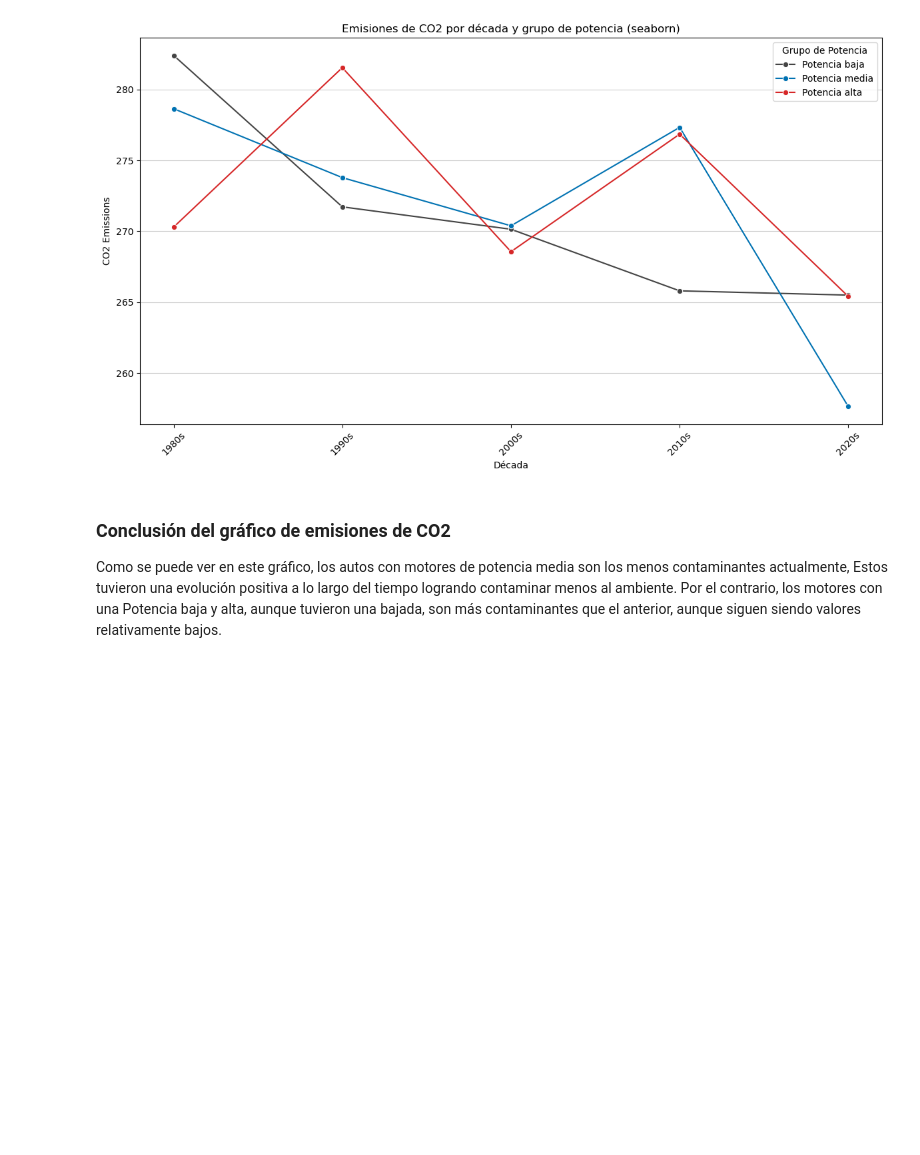
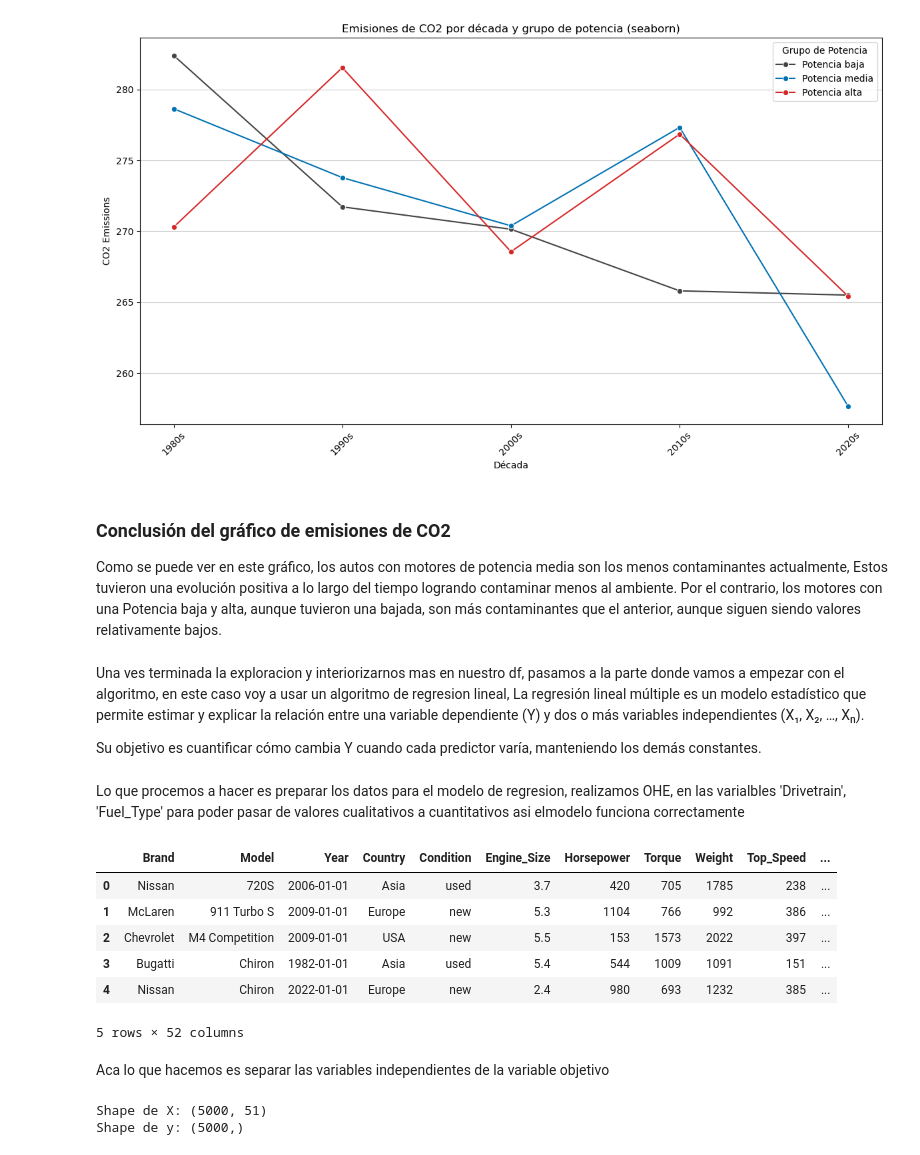
Before and after one commit to joaquinrodriguezi/ProyectoDSParte1Rodriguez, a Jupyter notebook: notebooks/entrenamiento.ipynb, the cells around one changed output. Drawn from its saved outputs; the diff is of its cells as text; code cells hidden in the pictures; blank space fills up the shorter version.

Commit message:
Guardar avances del modelo de regresión y análisis exploratorio

```diff
--- a/notebooks/entrenamiento.ipynb
+++ b/notebooks/entrenamiento.ipynb
@@ -237,3 +241,39 @@ plt.show()
 # %% [markdown]
 ### Conclusión del gráfico de emisiones de CO2
 Como se puede ver en este gráfico, los autos con motores de potencia media son los menos contaminantes actualmente, Estos tuvieron una evolución positiva a lo largo del tiempo logrando contaminar menos al ambiente. Por el contrario, los motores con una Potencia baja y alta, aunque tuvieron una bajada, son más contaminantes que el anterior, aunque siguen siendo valores relativamente bajos.
+# %% [markdown]
+Una ves terminada la exploracion y interiorizarnos mas en nuestro df, pasamos a la parte donde vamos a empezar con el algoritmo, en este caso voy a usar un algoritmo de regresion lineal, La regresión lineal múltiple es un modelo estadístico que permite estimar y explicar la relación entre una variable dependiente (Y) y dos o más variables independientes (X₁, X₂, …, Xₙ).
+
+ Su objetivo es cuantificar cómo cambia Y cuando cada predictor varía, manteniendo los demás constantes.
+# %% [markdown]
+Lo que procemos a hacer es preparar los datos para el modelo de regresion, realizamos OHE, en las varialbles 'Drivetrain', 'Fuel_Type' para poder pasar de valores cualitativos a cuantitativos asi elmodelo funciona correctamente
+# %%
+# Crear copias de las variables con sufijo _h
+for col in ['Drivetrain', 'Fuel_Type']:
+    df[col + '_h'] = df[col].copy()
+
+# One Hot Encoding sobre las nuevas variables
+variables_ohe = ['Drivetrain_h', 'Fuel_Type_h']
+df = pd.get_dummies(df, columns=variables_ohe)
+
+display(df.head())
+# %% [output]
+|  | Brand | Model | Year | Country | Condition | Engine_Size | Horsepower | Torque | Weight | Top_Speed | ... |
+| 0 | Nissan | 720S | 2006-01-01 | Asia | used | 3.7 | 420 | 705 | 1785 | 238 | ... |
+| 1 | McLaren | 911 Turbo S | 2009-01-01 | Europe | new | 5.3 | 1104 | 766 | 992 | 386 | ... |
+| 2 | Chevrolet | M4 Competition | 2009-01-01 | USA | new | 5.5 | 153 | 1573 | 2022 | 397 | ... |
+| 3 | Bugatti | Chiron | 1982-01-01 | Asia | used | 5.4 | 544 | 1009 | 1091 | 151 | ... |
+| 4 | Nissan | Chiron | 2022-01-01 | Europe | new | 2.4 | 980 | 693 | 1232 | 385 | ... |
+5 rows × 52 columns
+# %% [markdown]
+Aca lo que hacemos es separar las variables independientes de la variable objetivo
+# %%
+# Separar variables independientes (X) y variable objetivo (y)
+X = df.drop(columns=['Price'])
+y = df['Price']
+
+print('Shape de X:', X.shape)
+print('Shape de y:', y.shape)
+# %% [output]
+Shape de X: (5000, 51)
+Shape de y: (5000,)
```
Also changed, not shown: parts of 14 cells of this notebook, 1 other file.
